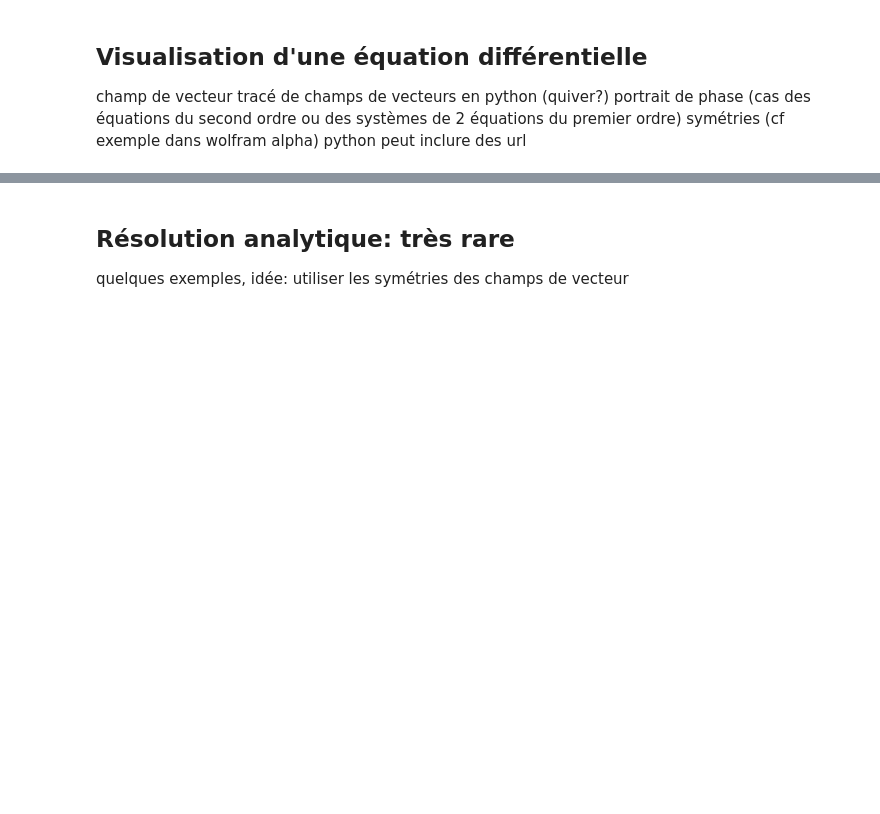
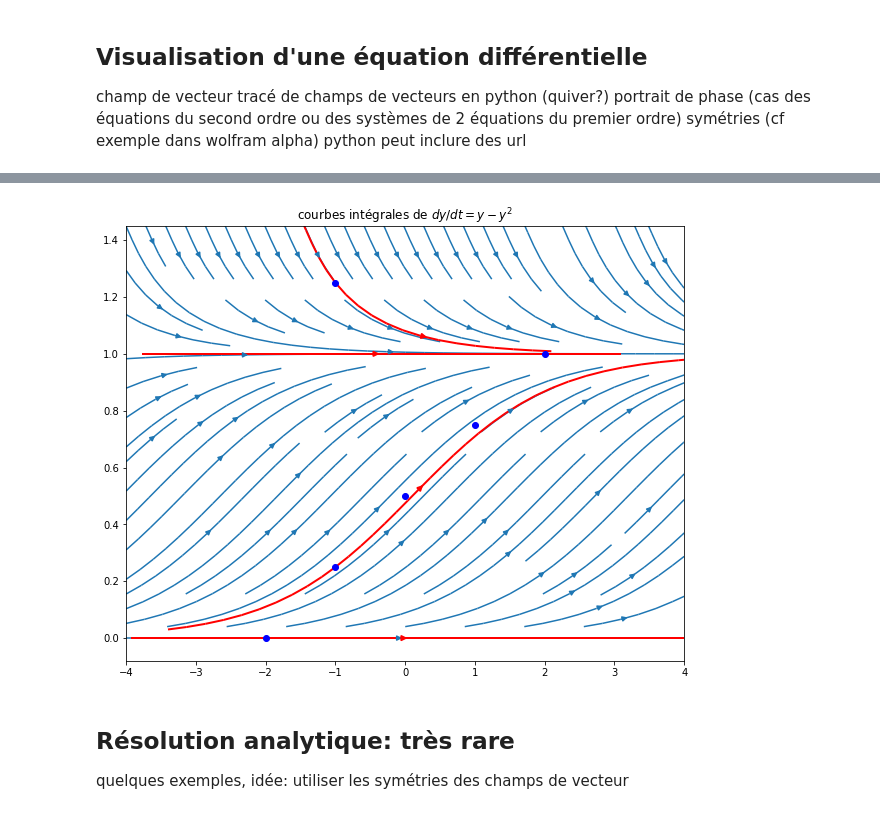
Before and after one commit to azerad/labomathedo, a Jupyter notebook: labomathedo.ipynb, the cells around one changed output, grey strips where cells are left out. Drawn from its saved outputs; the diff is of its cells as text; code cells hidden in the pictures; blank space fills up the shorter version.

Commit message:
Add files via upload
streamplot

```diff
--- a/labomathedo.ipynb
+++ b/labomathedo.ipynb
@@ -67,3 +67,25 @@ plt.show()
+# %%
+import matplotlib.pyplot as plt
+import numpy as np
+
+X, Y = np.meshgrid(np.arange(-4, 4.2, .25), np.arange(0, 1.5, .05))
+U = np.ones_like(X)
+#V = X-Y
+V=Y-Y**2
+fig1 = plt.figure(figsize=(10, 8))
+plt.title('courbes intégrales de $dy/dt =y- y^2$ ')
+plt.streamplot(X, Y, U, V)
+#plt.legend(' courbe intégrale')
+seed_points = np.array([[-2, -1, 0, 1, 2, -1], [0, 0.25,  0.5, 0.75, 1, 1.25]])
+
+strm = plt.streamplot(X, Y, U, V, color=U, linewidth=2,
+                     cmap='autumn', start_points=seed_points.T)
+#fig1.colorbar(strm.lines)
+# Displaying the starting points with blue symbols.
+plt.plot(seed_points[0], seed_points[1], 'bo')
+plt.show()
+# %% [output]
+[figure, added]
 # %% [markdown]
 ## Résolution analytique: très rare
 quelques exemples,
```
Also changed, not shown: parts of 1 cell of this notebook.
